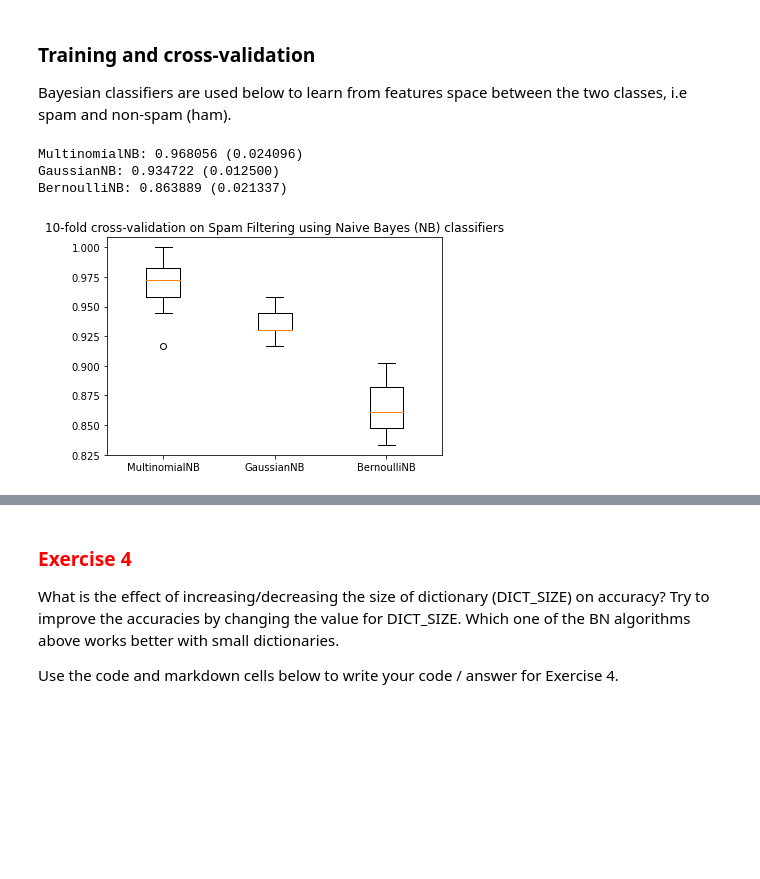
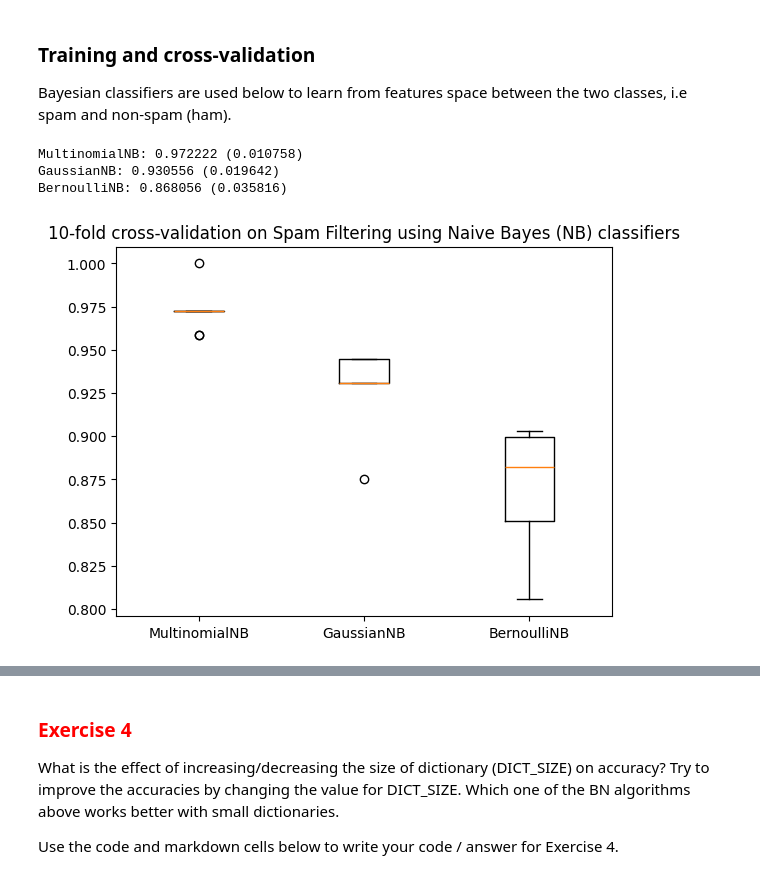
Before and after one commit to bmborne/Machine_Learning_Data_Mining, a Jupyter notebook: Week 04/MACHINE LEARNING AND DATA MINING (COMM055) - SEMR2 20245 - 2282025 - 1006 AM/MLDM_Week4_Lab_Exercises - Copy (1).ipynb, the cells around one changed output, grey strips where cells are left out. Drawn from its saved outputs; the diff is of its cells as text; code cells hidden in the pictures; blank space fills up the shorter version.

```diff
--- a/Week 04/MACHINE LEARNING AND DATA MINING (COMM055) - SEMR2 20245 - 2282025 - 1006 AM/MLDM_Week4_Lab_Exercises - Copy (1).ipynb
+++ b/Week 04/MACHINE LEARNING AND DATA MINING (COMM055) - SEMR2 20245 - 2282025 - 1006 AM/MLDM_Week4_Lab_Exercises - Copy (1).ipynb
@@ -64,7 +64,7 @@ models.append(('MLP', MLPClassifier(random_state=0, activation='logistic', hidde
 results = []
 names = []
 for name, model in models:
-	kfold = StratifiedKFold(n_splits=10, random_state=1)
+	kfold = StratifiedKFold(n_splits=10,shuffle=True, random_state=1)
 	cv_results = cross_val_score(model, X_train, Y_train, cv=kfold, scoring='accuracy')
 	results.append(cv_results)
 	names.append(name)
@@ -97,0 +153,22 @@ Answer to Exercise 2
+# %%
+# Answer to Exercise 2
+# Spot Check Algorithms
+models = []
+models.append(('Naive Bayes', GaussianNB()))
+models.append(('Decision Tree', DecisionTreeClassifier()))
+models.append(('Perceptron', Perceptron(eta0=0.1, random_state=0, max_iter=10)))
+models.append(('MLP', MLPClassifier(random_state=0, activation='logistic', hidden_layer_sizes=(10,), max_iter=100)))
+
+# evaluate each model in turn
+results = []
+names = []
+for name, model in models:
+	kfold = StratifiedKFold(n_splits=10,shuffle=True, random_state=1)
+	cv_results = cross_val_score(model, X_train, Y_train, cv=kfold, scoring='accuracy')
+	results.append(cv_results)
+	names.append(name)
+	print('%s: %f (%f)' % (name, cv_results.mean(), cv_results.std()))
+# Compare Algorithms
+pyplot.boxplot(results, labels=names)
+pyplot.title('10-fold cross-validation on breast cancer dataset')
+pyplot.show()
@@ -211,18 +401,18 @@ models.append(('BernoulliNB', BernoulliNB()))
 # %%
 results = []
 names = []
 for name, model in models:
-	kfold = StratifiedKFold(n_splits=10, random_state=1)
+	kfold = StratifiedKFold(n_splits=10, shuffle=True, random_state=1)
 	cv_results = cross_val_score(model, X_train, Y_train, cv=kfold, scoring='accuracy')
 	results.append(cv_results)
 	names.append(name)
 	print('%s: %f (%f)' % (name, cv_results.mean(), cv_results.std()))
 # Compare Algorithms
 pyplot.boxplot(results, labels=names)
 pyplot.title('10-fold cross-validation on Spam Filtering using Naive Bayes (NB) classifiers')
 pyplot.show()
 # %% [output]
-MultinomialNB: 0.968056 (0.024096)
-GaussianNB: 0.934722 (0.012500)
-BernoulliNB: 0.863889 (0.021337)
+MultinomialNB: 0.972222 (0.010758)
+GaussianNB: 0.930556 (0.019642)
+BernoulliNB: 0.868056 (0.035816)
-[figure, old version]
+[figure, new version]
```
Also changed, not shown: parts of 14 cells of this notebook.
